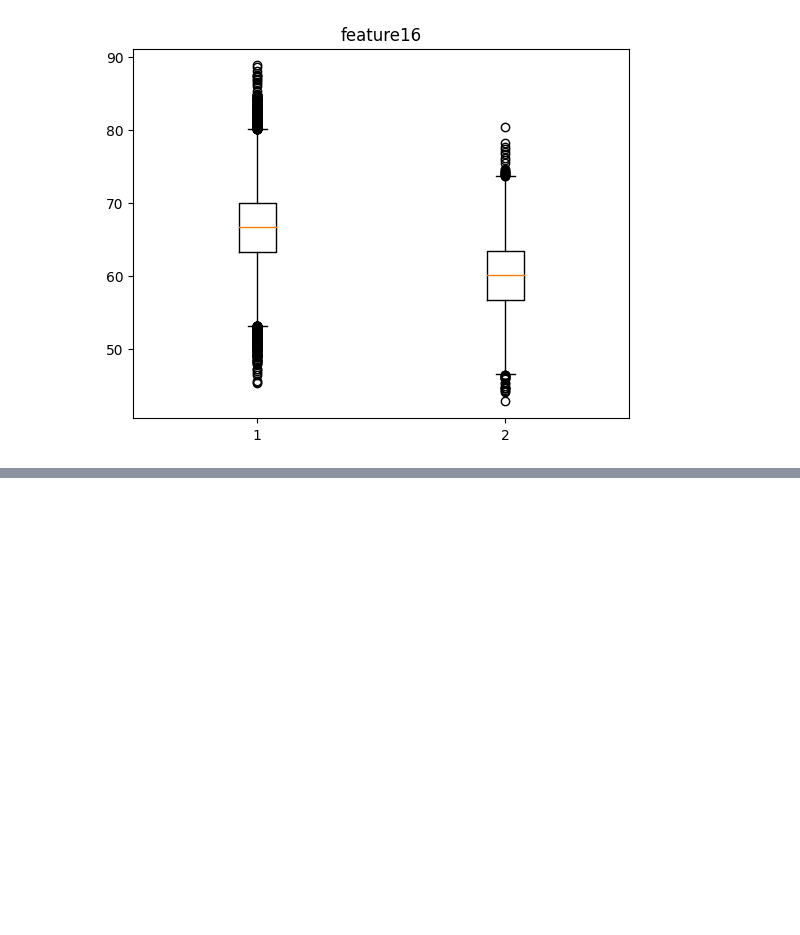
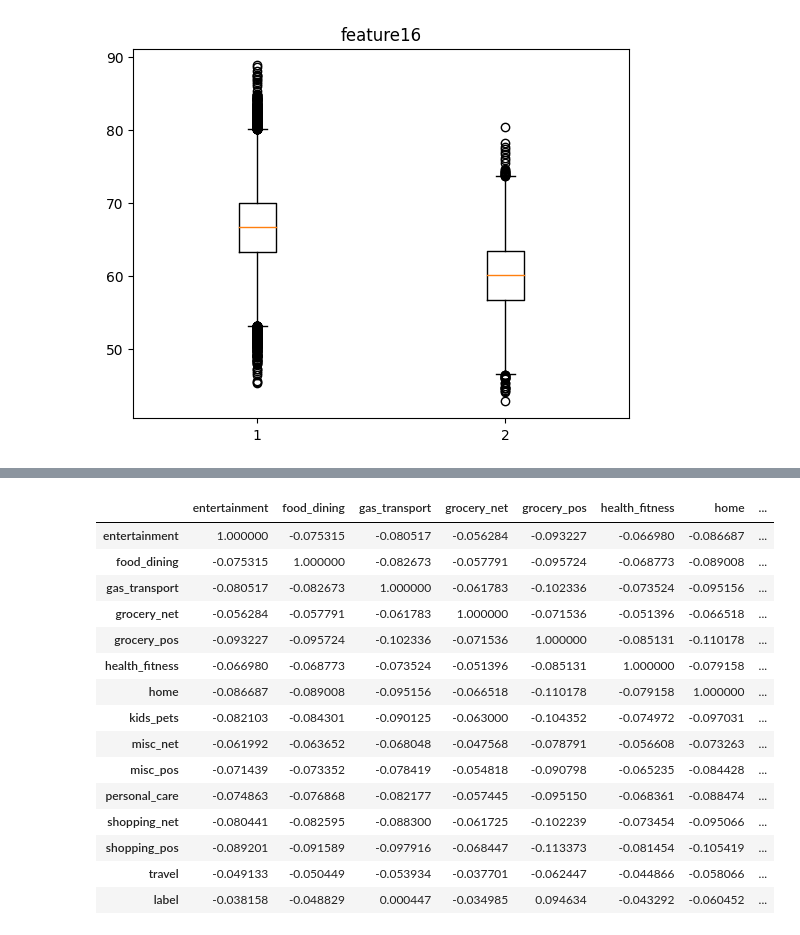
Before and after one commit to DASC-CompetitiveDS/MLOpsVN, a Jupyter notebook: src/notebooks/eda_phase-1_prob-1.ipynb, the cells around one changed output, grey strips where cells are left out. Drawn from its saved outputs; the diff is of its cells as text; code cells hidden in the pictures; blank space fills up the shorter version.

```diff
--- a/src/notebooks/eda_phase-1_prob-1.ipynb
+++ b/src/notebooks/eda_phase-1_prob-1.ipynb
@@ -173,0 +186,4 @@ for col in df_numeric.columns:
+# %%
+df_onehot = pd.get_dummies(df['feature2'], dtype='float')
+df_onehot['label'] = df['label']
+df_onehot
@@ -173,0 +204,19 @@ for col in df_numeric.columns:
+# %%
+df_onehot.corr().style.background_gradient(cmap='Oranges')
+# %% [output]
+|  | entertainment | food_dining | gas_transport | grocery_net | grocery_pos | health_fitness | home | ... |
+| entertainment | 1.000000 | -0.075315 | -0.080517 | -0.056284 | -0.093227 | -0.066980 | -0.086687 | ... |
+| food_dining | -0.075315 | 1.000000 | -0.082673 | -0.057791 | -0.095724 | -0.068773 | -0.089008 | ... |
+| gas_transport | -0.080517 | -0.082673 | 1.000000 | -0.061783 | -0.102336 | -0.073524 | -0.095156 | ... |
+| grocery_net | -0.056284 | -0.057791 | -0.061783 | 1.000000 | -0.071536 | -0.051396 | -0.066518 | ... |
+| grocery_pos | -0.093227 | -0.095724 | -0.102336 | -0.071536 | 1.000000 | -0.085131 | -0.110178 | ... |
+| health_fitness | -0.066980 | -0.068773 | -0.073524 | -0.051396 | -0.085131 | 1.000000 | -0.079158 | ... |
+| home | -0.086687 | -0.089008 | -0.095156 | -0.066518 | -0.110178 | -0.079158 | 1.000000 | ... |
+| kids_pets | -0.082103 | -0.084301 | -0.090125 | -0.063000 | -0.104352 | -0.074972 | -0.097031 | ... |
+| misc_net | -0.061992 | -0.063652 | -0.068048 | -0.047568 | -0.078791 | -0.056608 | -0.073263 | ... |
+| misc_pos | -0.071439 | -0.073352 | -0.078419 | -0.054818 | -0.090798 | -0.065235 | -0.084428 | ... |
+| personal_care | -0.074863 | -0.076868 | -0.082177 | -0.057445 | -0.095150 | -0.068361 | -0.088474 | ... |
+| shopping_net | -0.080441 | -0.082595 | -0.088300 | -0.061725 | -0.102239 | -0.073454 | -0.095066 | ... |
+| shopping_pos | -0.089201 | -0.091589 | -0.097916 | -0.068447 | -0.113373 | -0.081454 | -0.105419 | ... |
+| travel | -0.049133 | -0.050449 | -0.053934 | -0.037701 | -0.062447 | -0.044866 | -0.058066 | ... |
+| label | -0.038158 | -0.048829 | 0.000447 | -0.034985 | 0.094634 | -0.043292 | -0.060452 | ... |
```
Also changed, not shown: parts of 14 cells of this notebook, 2 other files.
